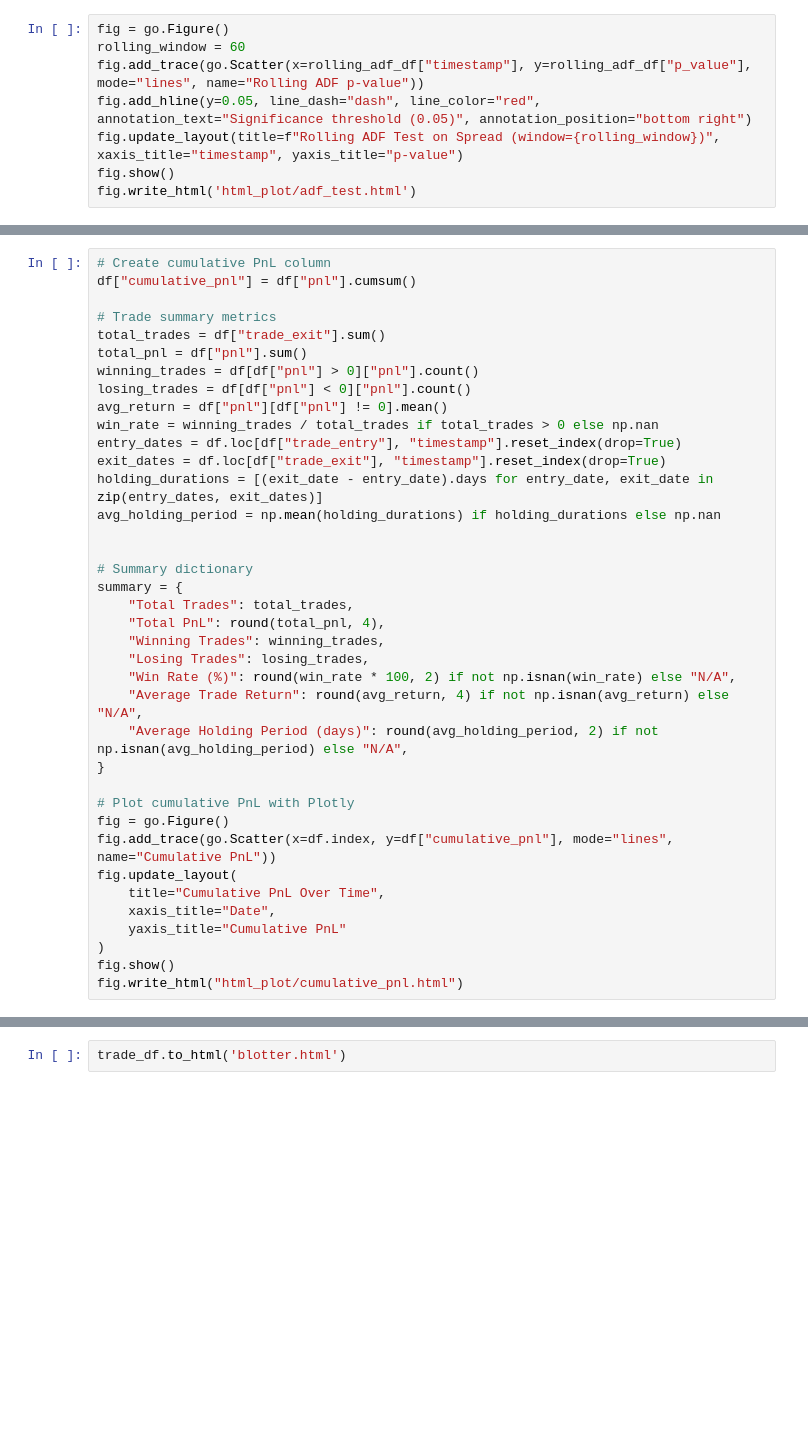
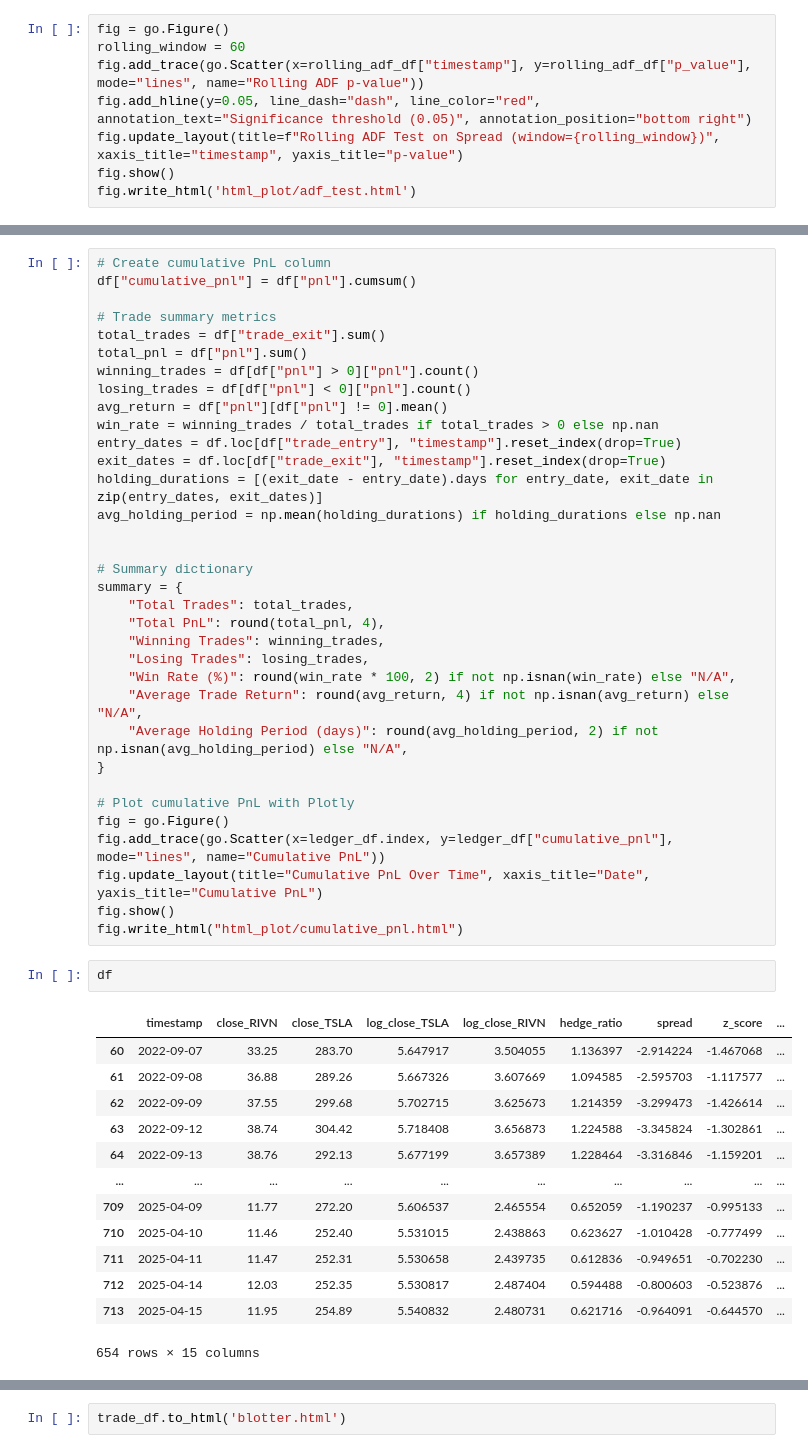
Before and after one commit to drink970082/FinTech533-EVAlgoTrade, a Jupyter notebook: notebook/fetch_data.ipynb, the cells around one changed output, grey strips where cells are left out. Saved outputs shown, nothing was run; the diff lists cells and outputs as text; blank space fills up the shorter version.

Commit message:
update blotter & ledger, modify beta-neutral settomg

```diff
--- a/notebook/fetch_data.ipynb
+++ b/notebook/fetch_data.ipynb
@@ -240,14 +358,26 @@ summary = {
 
 # Plot cumulative PnL with Plotly
 fig = go.Figure()
-fig.add_trace(go.Scatter(x=df.index, y=df["cumulative_pnl"], mode="lines", name="Cumulative PnL"))
-fig.update_layout(
-    title="Cumulative PnL Over Time",
-    xaxis_title="Date",
-    yaxis_title="Cumulative PnL"
-)
+fig.add_trace(go.Scatter(x=ledger_df.index, y=ledger_df["cumulative_pnl"], mode="lines", name="Cumulative PnL"))
+fig.update_layout(title="Cumulative PnL Over Time", xaxis_title="Date", yaxis_title="Cumulative PnL")
 fig.show()
 fig.write_html("html_plot/cumulative_pnl.html")
+# %%
+df
+# %% [output]
+|  | timestamp | close_RIVN | close_TSLA | log_close_TSLA | log_close_RIVN | hedge_ratio | spread | z_score | ... |
+| 60 | 2022-09-07 | 33.25 | 283.70 | 5.647917 | 3.504055 | 1.136397 | -2.914224 | -1.467068 | ... |
+| 61 | 2022-09-08 | 36.88 | 289.26 | 5.667326 | 3.607669 | 1.094585 | -2.595703 | -1.117577 | ... |
+| 62 | 2022-09-09 | 37.55 | 299.68 | 5.702715 | 3.625673 | 1.214359 | -3.299473 | -1.426614 | ... |
+| 63 | 2022-09-12 | 38.74 | 304.42 | 5.718408 | 3.656873 | 1.224588 | -3.345824 | -1.302861 | ... |
+| 64 | 2022-09-13 | 38.76 | 292.13 | 5.677199 | 3.657389 | 1.228464 | -3.316846 | -1.159201 | ... |
+| ... | ... | ... | ... | ... | ... | ... | ... | ... | ... |
+| 709 | 2025-04-09 | 11.77 | 272.20 | 5.606537 | 2.465554 | 0.652059 | -1.190237 | -0.995133 | ... |
+| 710 | 2025-04-10 | 11.46 | 252.40 | 5.531015 | 2.438863 | 0.623627 | -1.010428 | -0.777499 | ... |
+| 711 | 2025-04-11 | 11.47 | 252.31 | 5.530658 | 2.439735 | 0.612836 | -0.949651 | -0.702230 | ... |
+| 712 | 2025-04-14 | 12.03 | 252.35 | 5.530817 | 2.487404 | 0.594488 | -0.800603 | -0.523876 | ... |
+| 713 | 2025-04-15 | 11.95 | 254.89 | 5.540832 | 2.480731 | 0.621716 | -0.964091 | -0.644570 | ... |
+654 rows × 15 columns
 # %%
 import pprint
 pprint.pprint(summary)
```
Also changed, not shown: parts of 9 cells of this notebook, 10 other files.
